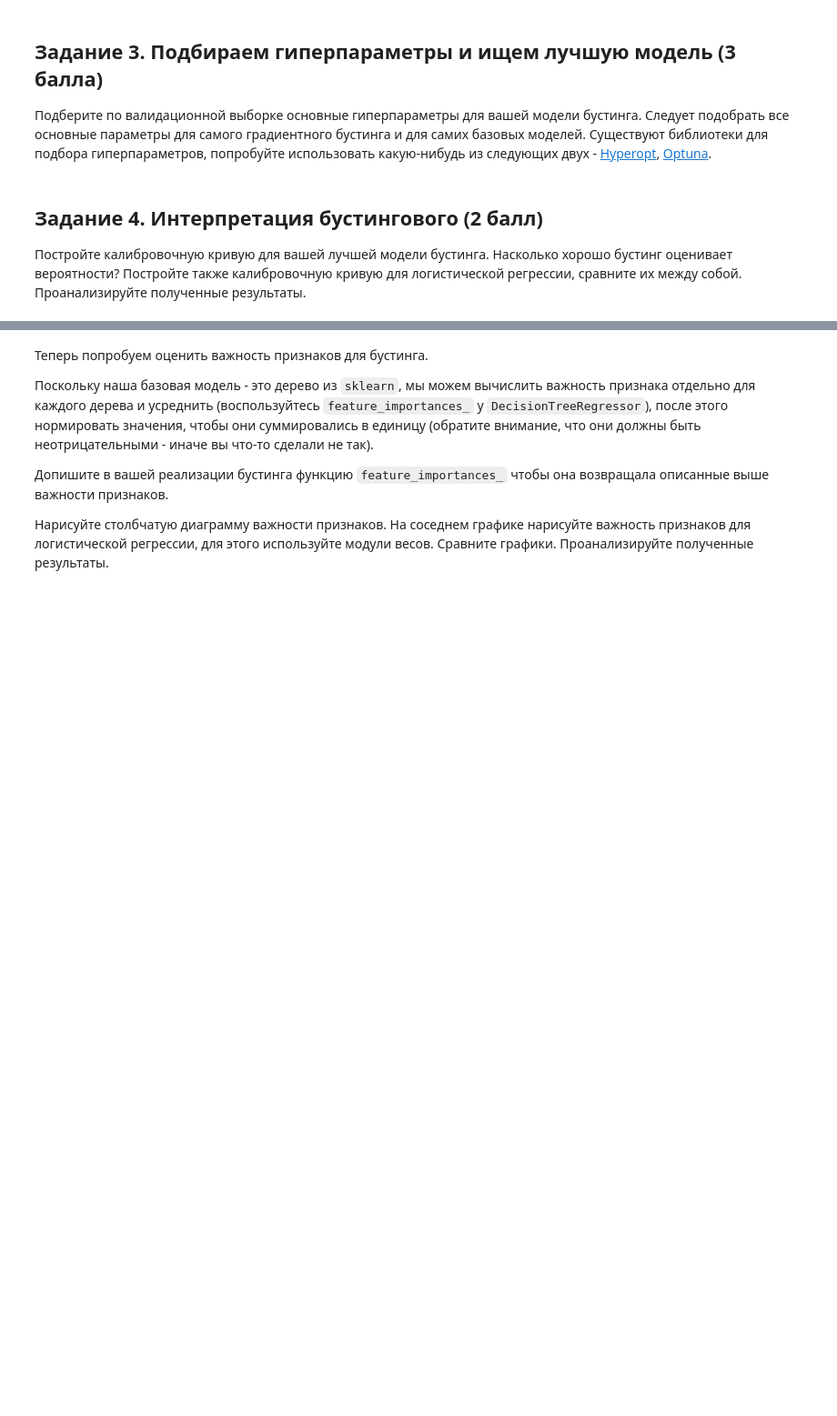
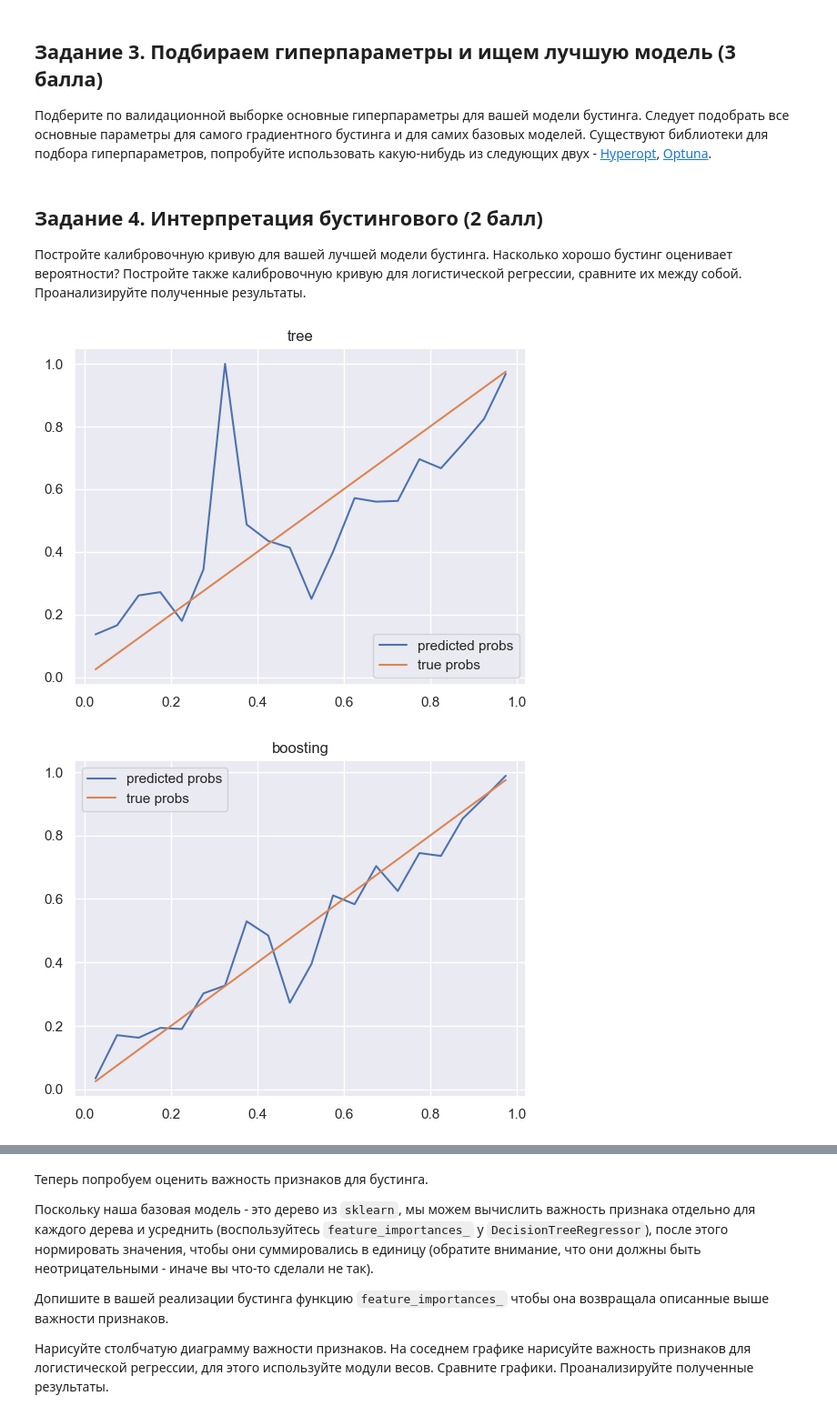
Before and after one commit to Xlvtt/GXM, a Jupyter notebook: NewFcsHomeworks/homework-practice-07-boosting.ipynb, the cells around one changed output, grey strips where cells are left out. Shown at 91% size. Cells and saved outputs as stored; diff of their text form; code cells hidden in the pictures; blank space fills up the shorter version.

```diff
--- a/NewFcsHomeworks/homework-practice-07-boosting.ipynb
+++ b/NewFcsHomeworks/homework-practice-07-boosting.ipynb
@@ -232,0 +227,28 @@ depths = range(1, 30, 2)
+# %%
+def plot_calibration_curve(model, X, y, n_bins=20, title=""):
+    preds = model.predict_proba(X)[:, 1]
+    true_probs = []
+    predicted_probs = []
+    for i in range(n_bins):
+        bin_left = 1. * i / n_bins
+        bin_right = 1. * (i + 1) / n_bins
+        filtration = y[(preds >= bin_left) & (preds < bin_right)]  # доля объектов каждого класса с заданной вероятностью примерно равна вероятности
+
+        true_probs.append((bin_left + bin_right) / 2)
+        predicted_probs.append(filtration.mean())
+    plt.plot(true_probs, predicted_probs, label = "predicted probs")
+    plt.plot(true_probs, true_probs, label = "true probs")
+    plt.title(title)
+    plt.legend()
+    plt.show()
+
+tree_model = DecisionTreeClassifier(max_depth=10, random_state=0).fit(x_train, y_train)
+plot_calibration_curve(tree_model, x_test, y_test, title="tree")
+
+plot_calibration_curve(boosting, x_test, y_test, title="boosting")
+
+logreg_model = LogisticRegression(random_state=0).fit(x_train, y_train)
+plot_calibration_curve(logreg_model, x_test, y_test, title="logerg")
+# %% [output]
+[figure, added]
+[figure, added]
```
Also changed, not shown: parts of 15 cells of this notebook, 6 other files.
